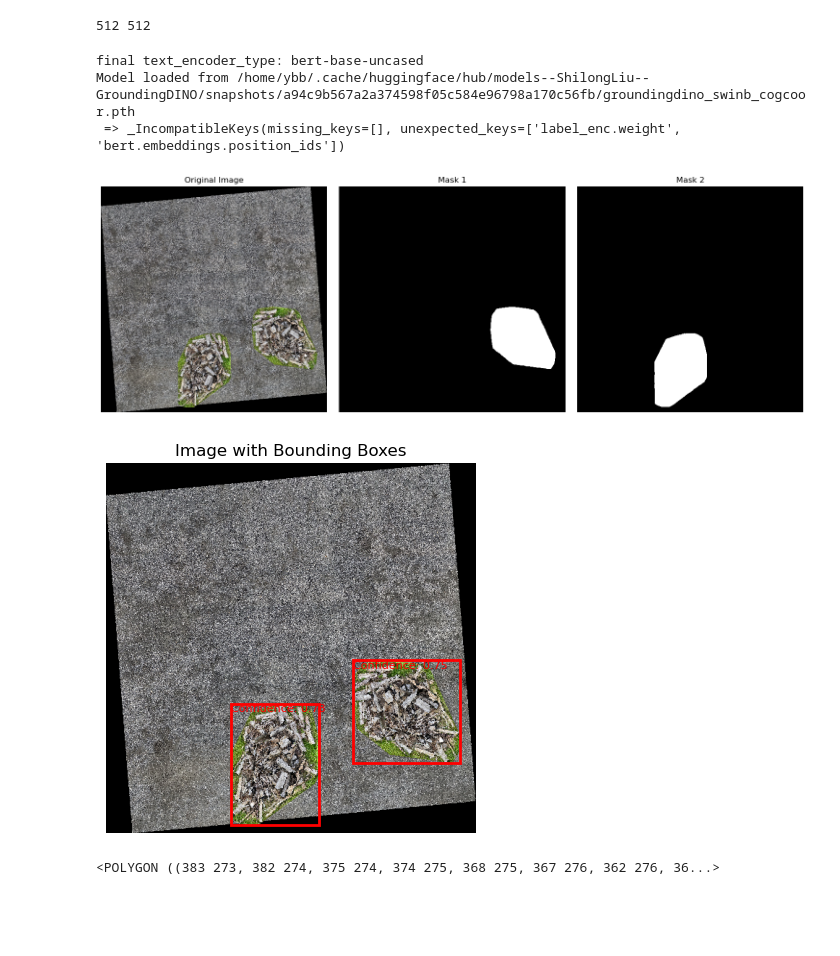
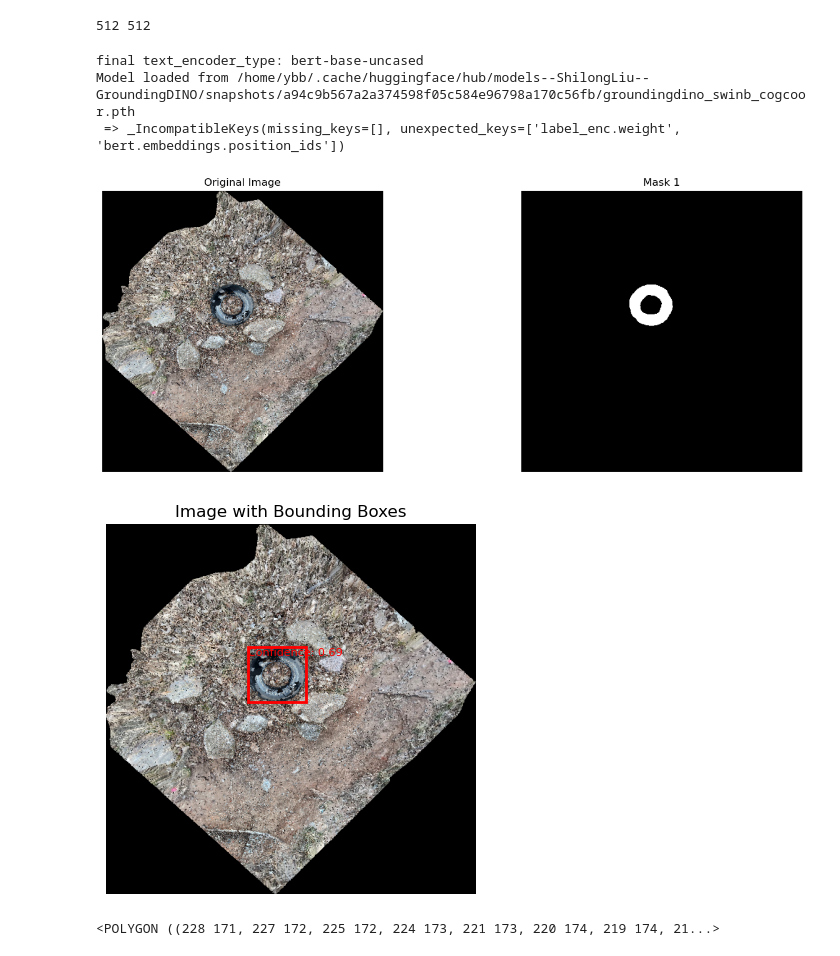
Before and after one commit to yasser797/biomass-toolbox, a Jupyter notebook: notebooks/lang_sam_pcd_segment.ipynb, the cells around one changed output. Cells and saved outputs as stored; diff of their text form; code cells hidden in the pictures; blank space fills up the shorter version.

```diff
--- a/notebooks/lang_sam_pcd_segment.ipynb
+++ b/notebooks/lang_sam_pcd_segment.ipynb
@@ -192,3 +185,20 @@ o3d.visualization.draw_geometries([pcd])
+# %%
+
+# scan_file_path = '/home/ybb/vs/drone-seg/lidar-scans/misc/gravel_two_pile.ply'
+# scan_file_path = '/home/ybb/vs/drone-seg/lidar-scans/woodpils/pile_6_19_2023.ply'
+# scan_file_path = '/home/ybb/vs/drone-seg/lidar-scans/woodpils/wp_pcam.ply'
+# scan_file_path ='/home/ybb/vs/drone-seg/lidar-scans/woodpils/Wood Pile A.ply'
+# scan_file_path = '/home/ybb/vs/drone-seg/lidar-scans/woodpils/Stump.ply'
+
+# scan_file_path = '/home/ybb/vs/biomass-volume/assets/wood_piles/backyard_pile.ply'
+# scan_file_path = '/home/ybb/vs/biomass-volume/assets/wood_piles/wood_stack_1.ply'
+
+scan_file_path = '/home/ybb/vs/drone-seg/lidar-scans/misc/tire on da ground.ply'
+
+
+pcd = o3d.io.read_point_cloud(scan_file_path)
+
+o3d.visualization.draw_geometries([pcd])
 # %%
 pcd_pts = np.asarray(pcd.points)
 pcd_rgb = np.asarray(pcd.colors) * 255
@@ -207,37 +217,37 @@ print(ortho_height, ortho_width)
 # %%
 model = LangSAM()
 
 orthoimage_pil = Image.fromarray(orthoimage)
 
 # text_prompt = "cow"
 
-text_prompt = "wood pile"
+# text_prompt = "wood pile"
 # text_prompt = "wood pile from above"
 # text_prompt = "wood pile, tree stump, tree trunck"
 
 # text_prompt = "background"
-# text_prompt = "tire"
+text_prompt = "tire"
 # text_prompt = "person, human, people"
 
 # text_prompt = "truck from above"
 
 
 masks, boxes, phrases, logits = model.predict(orthoimage_pil, text_prompt)
 
 # Convert masks to numpy arrays
 masks_np = [mask.squeeze().cpu().numpy() for mask in masks]
 
 # Display the original image and masks side by side
 display_image_with_masks(orthoimage, masks_np)
 # %% [output]
 final text_encoder_type: bert-base-uncased
 Model loaded from /home/ybb/.cache/huggingface/hub/models--ShilongLiu--GroundingDINO/snapshots/a94c9b567a2a374598f05c584e96798a170c56fb/groundingdino_swinb_cogcoor.pth
  => _IncompatibleKeys(missing_keys=[], unexpected_keys=['label_enc.weight', 'bert.embeddings.position_ids'])
-[figure, old version]
+[figure, new version]
 # %%
 display_image_with_boxes(orthoimage, boxes, logits)
 # %% [output]
-[figure, old version]
+[figure, new version]
 # %%
 from shapely.geometry import Polygon, Point
 
@@ -253,7 +263,7 @@ polygon = Polygon(polygon_points)
 
 polygon
 # %% [output]
-<POLYGON ((383 273, 382 274, 375 274, 374 275, 368 275, 367 276, 362 276, 36...>
+<POLYGON ((228 171, 227 172, 225 172, 224 173, 221 173, 220 174, 219 174, 21...>
 # %%
 import torch
 
```
Also changed, not shown: parts of 1 cell of this notebook, 2 other files.
